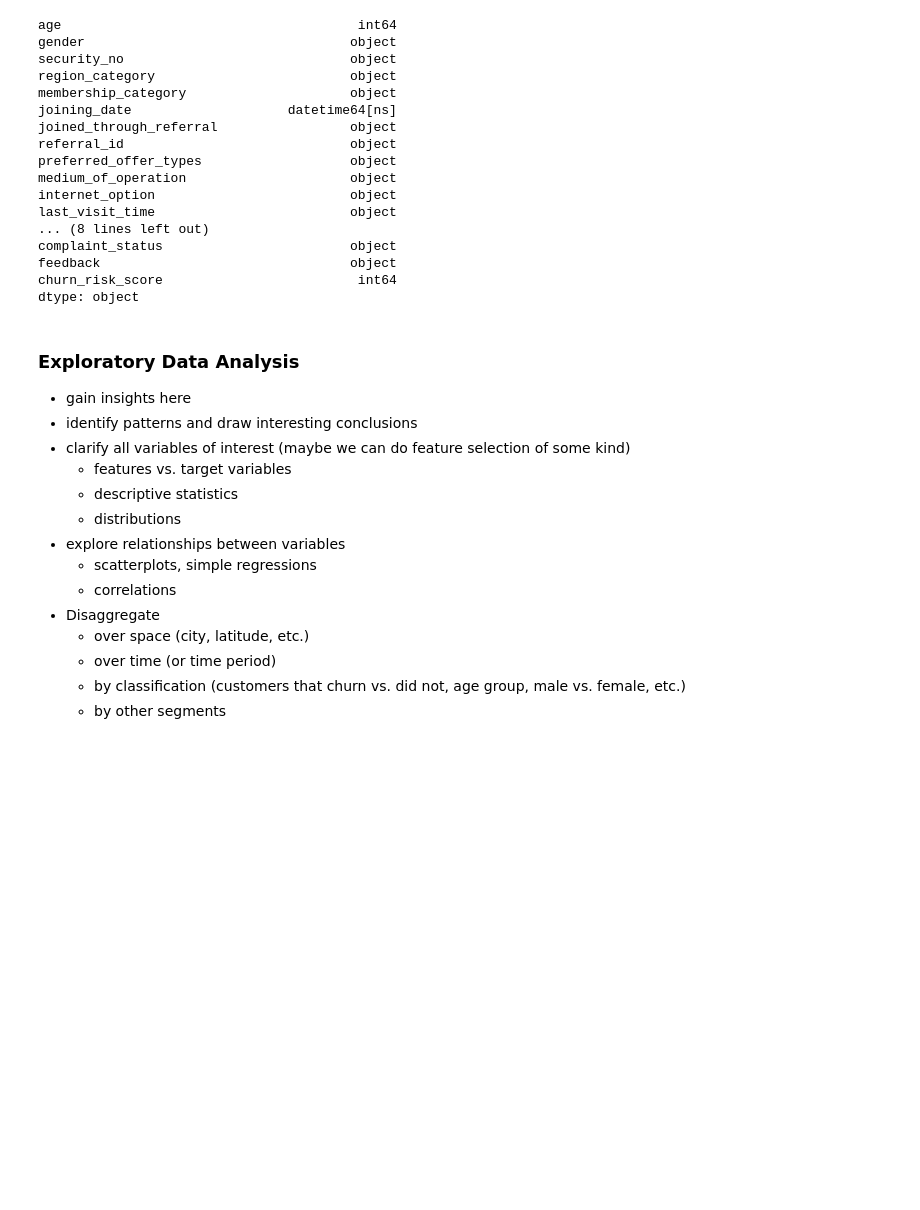
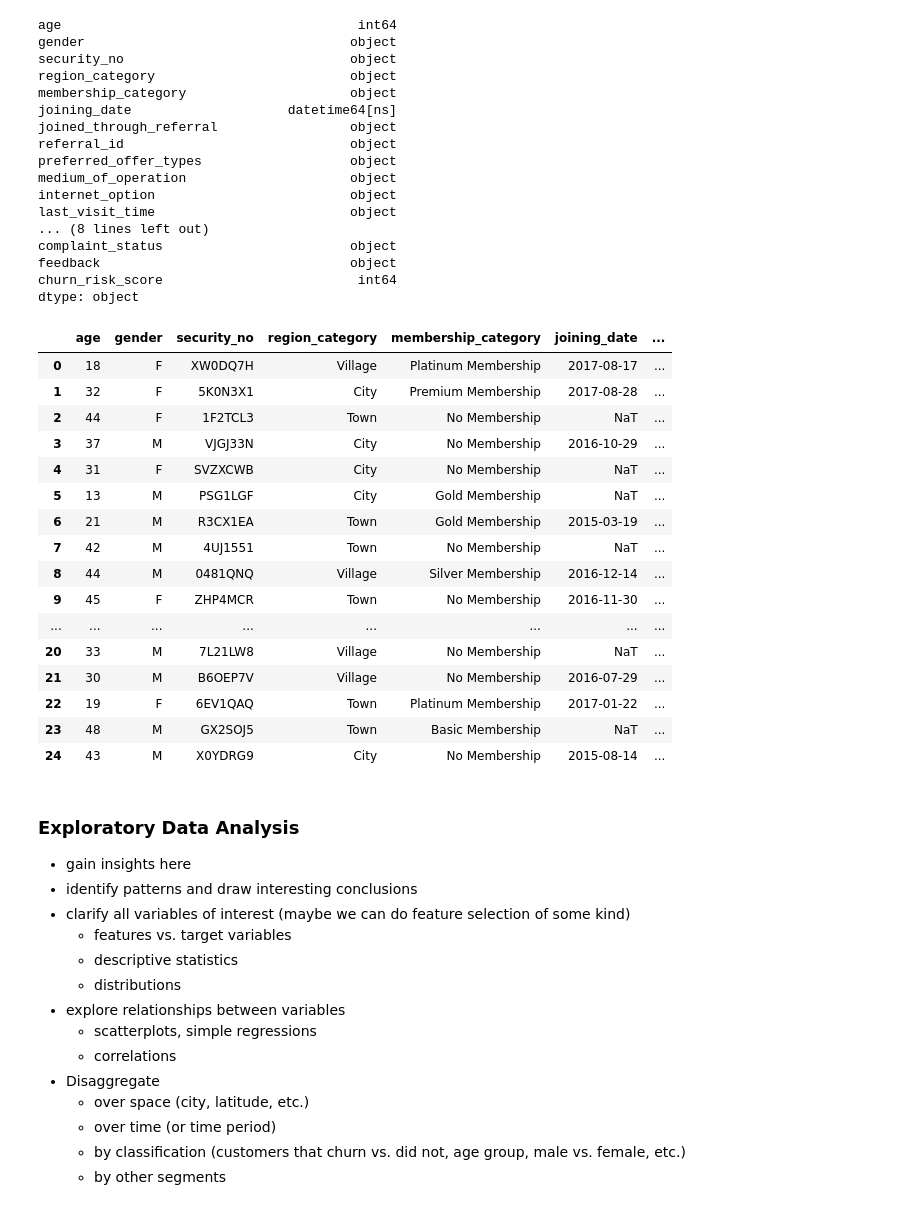
Before and after one commit to noliangeles/Capstone, a Jupyter notebook: EDA/eda jupyter.ipynb, the cells around one changed output. Saved outputs shown, nothing was run; the diff lists cells and outputs as text; code cells hidden in the pictures; blank space fills up the shorter version.

Commit message:
Add cleaned dataset and preprocessing steps

```diff
--- a/EDA/eda jupyter.ipynb
+++ b/EDA/eda jupyter.ipynb
@@ -129,0 +158,8 @@ df_clean['avg_frequency_login_days'] = pd.to_numeric(df_clean['avg_frequency_log
+# %%
+# for 'avg_time_spent' we'll fill the negative values with the NAs
+df_clean.loc[df_clean['avg_time_spent'] < 0, 'avg_time_spent'] = pd.NA
+
+# check how many negative values we have in 'avg_time_spent'
+neg_time_spent = df_clean[df_clean['avg_time_spent'] < 0]
+num_negative_time = neg_time_spent.shape[0]
+num_negative_time
@@ -129,0 +168,4 @@ df_clean['avg_frequency_login_days'] = pd.to_numeric(df_clean['avg_frequency_log
+# %%
+# replace negative values with NaN for the other columns
+for col in ['days_since_last_login', 'avg_frequency_login_days', 'points_in_wallet']:
+    df_clean.loc[df_clean[col] < 0, col] = np.nan
@@ -149,3 +209,14 @@ membership_category                 0
 security_no                         0
 churn_risk_score                    0
 dtype: int64
+# %%
+# we'll use median for numeric columns
+# reasoning:
+num_cols_to_impute = ['avg_frequency_login_days', 'points_in_wallet', 'days_since_last_login', 'avg_time_spent']
+for col in num_cols_to_impute:
+    df_clean[col] = df_clean[col].fillna(df_clean[col].median())
+# %%
+# we'll use mode for categorical columns
+cat_cols_to_impute = ['region_category', 'medium_of_operation', 'preferred_offer_types']
+for col in cat_cols_to_impute:
+    df_clean[col] = df_clean[col].fillna(df_clean[col].mode().iloc[0])
@@ -170,6 +260,27 @@ complaint_status                        object
 feedback                                object
 churn_risk_score                         int64
 dtype: object
+# %%
+# double check df_clean if it looks good
+df_clean.head(25)
+# %% [output]
+|  | age | gender | security_no | region_category | membership_category | joining_date | ... |
+| 0 | 18 | F | XW0DQ7H | Village | Platinum Membership | 2017-08-17 | ... |
+| 1 | 32 | F | 5K0N3X1 | City | Premium Membership | 2017-08-28 | ... |
+| 2 | 44 | F | 1F2TCL3 | Town | No Membership | NaT | ... |
+| 3 | 37 | M | VJGJ33N | City | No Membership | 2016-10-29 | ... |
+| 4 | 31 | F | SVZXCWB | City | No Membership | NaT | ... |
+| 5 | 13 | M | PSG1LGF | City | Gold Membership | NaT | ... |
+| 6 | 21 | M | R3CX1EA | Town | Gold Membership | 2015-03-19 | ... |
+| 7 | 42 | M | 4UJ1551 | Town | No Membership | NaT | ... |
+| 8 | 44 | M | 0481QNQ | Village | Silver Membership | 2016-12-14 | ... |
+| 9 | 45 | F | ZHP4MCR | Town | No Membership | 2016-11-30 | ... |
+| ... | ... | ... | ... | ... | ... | ... | ... |
+| 20 | 33 | M | 7L21LW8 | Village | No Membership | NaT | ... |
+| 21 | 30 | M | B6OEP7V | Village | No Membership | 2016-07-29 | ... |
+| 22 | 19 | F | 6EV1QAQ | Town | Platinum Membership | 2017-01-22 | ... |
+| 23 | 48 | M | GX2SOJ5 | Town | Basic Membership | NaT | ... |
+| 24 | 43 | M | X0YDRG9 | City | No Membership | 2015-08-14 | ... |
 # %% [markdown]
 ### Exploratory Data Analysis
 - gain insights here
```
Also changed, not shown: parts of 12 cells of this notebook.
